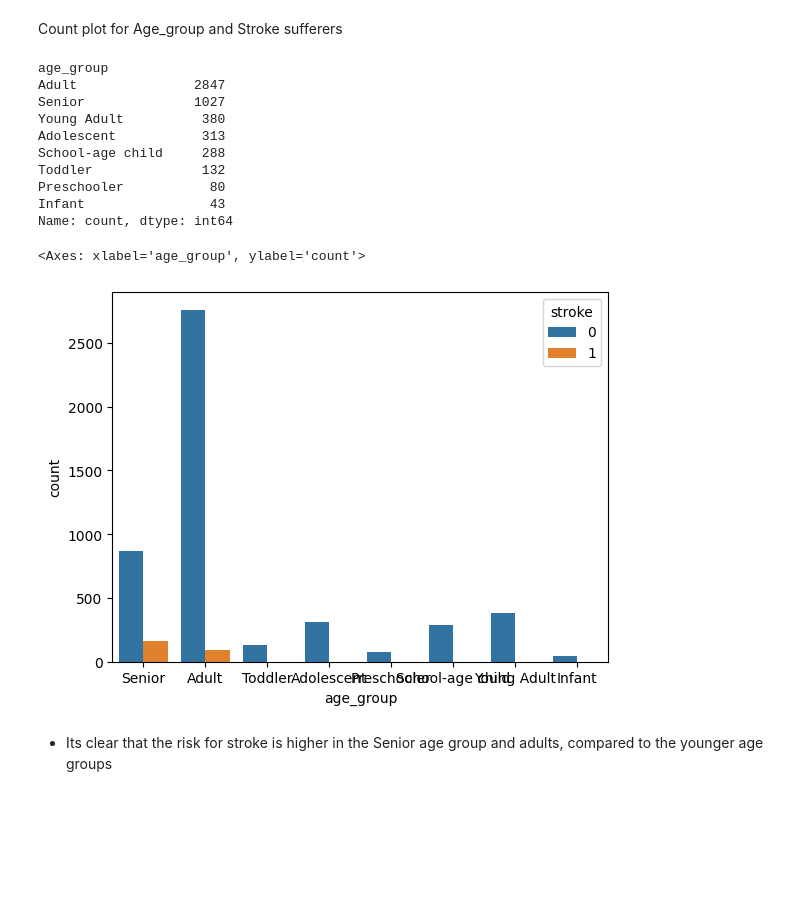
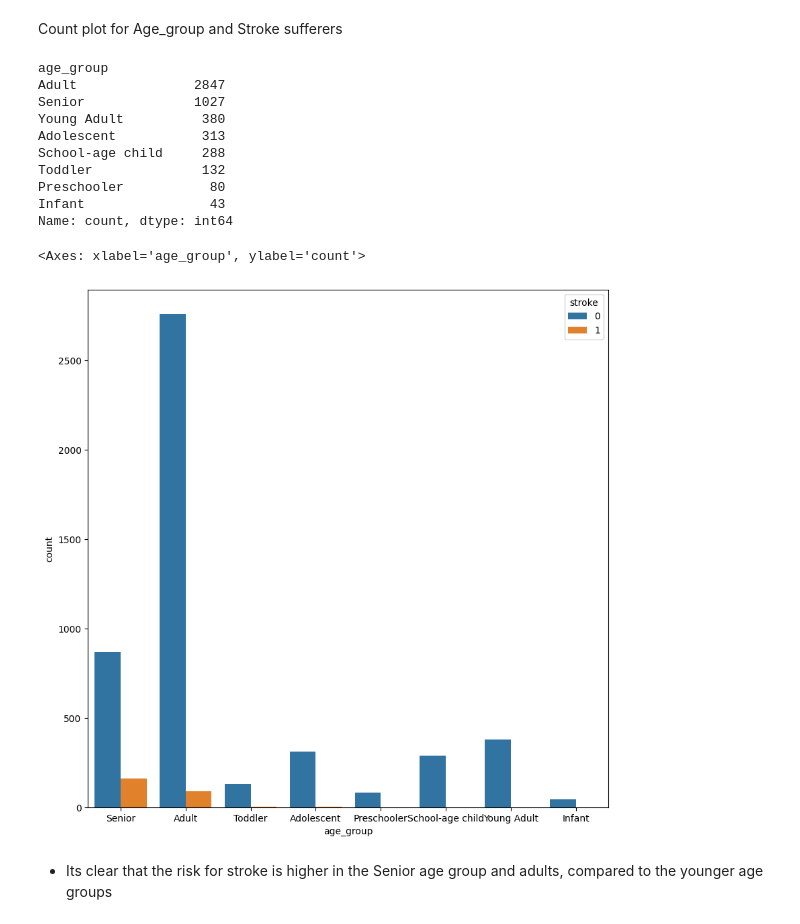
Before and after one commit to akshay-diwadkar/DAX-DS-Assignment-2023-Akshay_Diwadkar, a Jupyter notebook: Data_Analytics/data_analytics.ipynb, the cells around one changed output. Cells and saved outputs as stored; diff of their text form; code cells hidden in the pictures; blank space fills up the shorter version.

```diff
--- a/Data_Analytics/data_analytics.ipynb
+++ b/Data_Analytics/data_analytics.ipynb
@@ -401,20 +395,21 @@ Name: count, dtype: int64
 Count plot for Age_group and Stroke sufferers
 # %%
 print(dataset['age_group'].value_counts())
-seaborn.countplot(data=dataset, x='age_group', hue='stroke')
+fig, ax = plt.subplots(figsize=(10,10))
+seaborn.countplot(data=dataset, x='age_group', hue='stroke', ax=ax)
 # %% [output]
 age_group
 Adult               2847
 Senior              1027
 Young Adult          380
 Adolescent           313
 School-age child     288
 Toddler              132
 Preschooler           80
 Infant                43
 Name: count, dtype: int64
 <Axes: xlabel='age_group', ylabel='count'>
-[figure, old version]
+[figure, new version]
 # %% [markdown]
 - Its clear that the risk for stroke is higher in the Senior age group and adults, compared to the younger age groups
 # %% [markdown]
```
Also changed, not shown: parts of 12 cells of this notebook, 3 other files.
